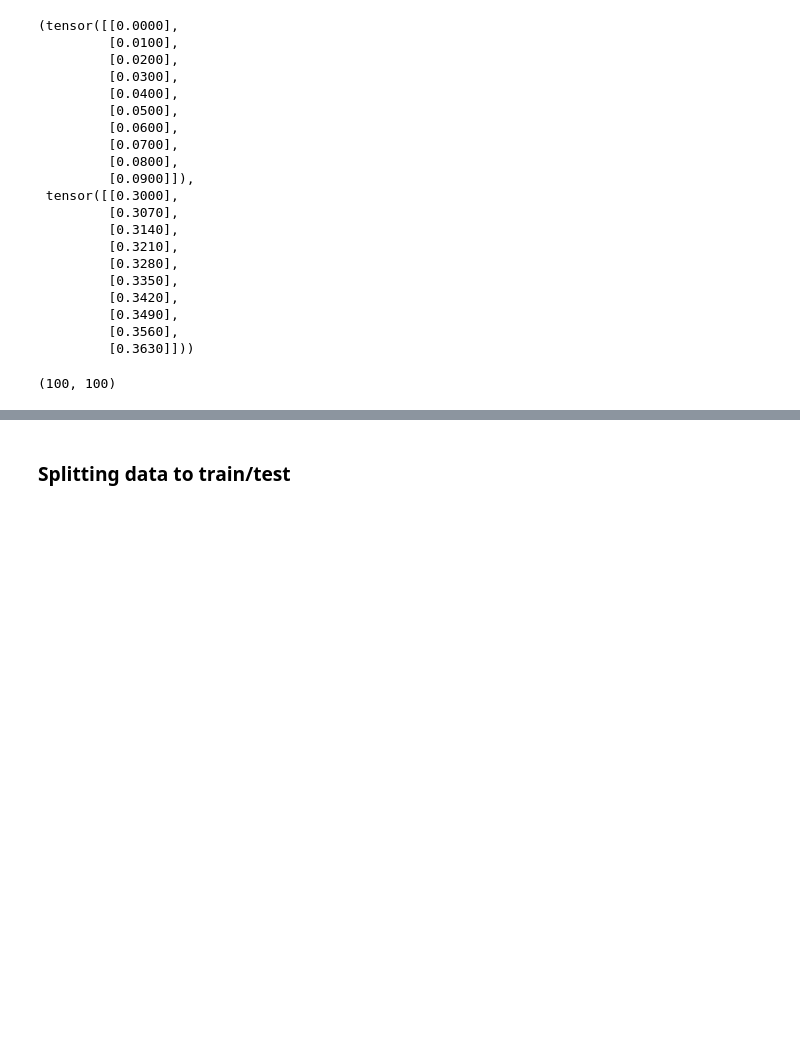
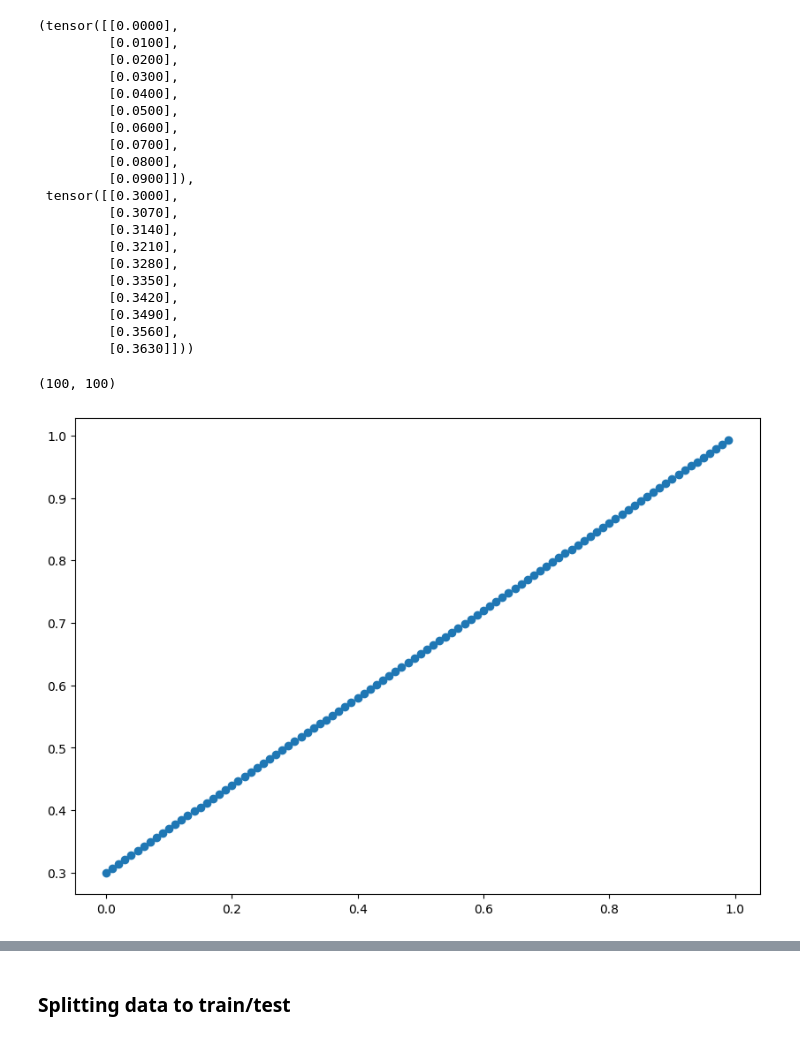
Before and after one commit to MahdiAmrollahi/pytorch-ZTM, a Jupyter notebook: 01_pytorch_workflow.ipynb, the cells around one changed output, grey strips where cells are left out. Drawn from its saved outputs; the diff is of its cells as text; code cells hidden in the pictures; blank space fills up the shorter version.

Commit message:
data random and visual

```diff
--- a/01_pytorch_workflow.ipynb
+++ b/01_pytorch_workflow.ipynb
@@ -44,3 +44,9 @@ X[:10], y[:10]
 len(X),len(y)
 # %% [output]
 (100, 100)
+# %%
+plt.figure(figsize=(10,7))
+plt.scatter(X,y)
+plt.show()
+# %% [output]
+[figure, added]
```
Also changed, not shown: parts of 3 cells of this notebook.
